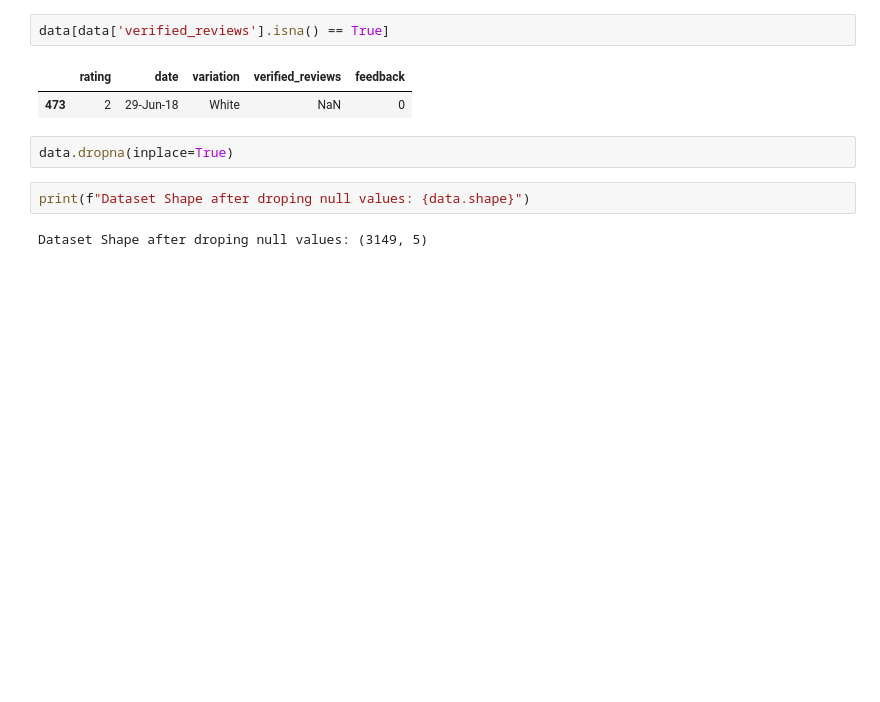
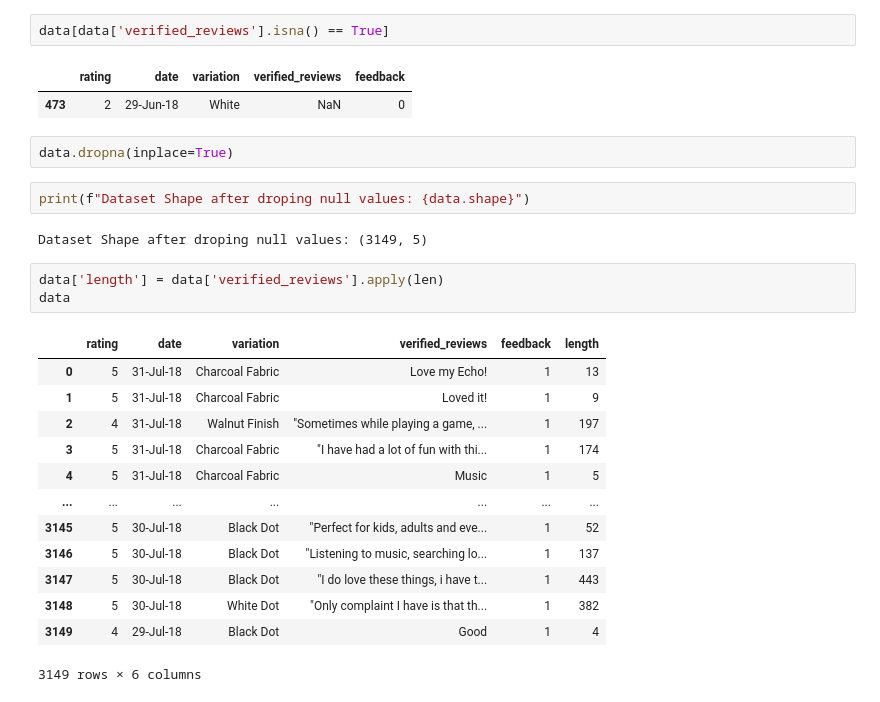
Before and after one commit to Aadeshh0/alexa_review, a Jupyter notebook: main.ipynb, the cells around one changed output. Cells and saved outputs as stored; diff of their text form; blank space fills up the shorter version.

```diff
--- a/main.ipynb
+++ b/main.ipynb
@@ -66,3 +66,20 @@ data.dropna(inplace=True)
 print(f"Dataset Shape after droping null values: {data.shape}")
 # %% [output]
 Dataset Shape after droping null values: (3149, 5)
+# %%
+data['length'] = data['verified_reviews'].apply(len)
+data
+# %% [output]
+|  | rating | date | variation | verified_reviews | feedback | length |
+| 0 | 5 | 31-Jul-18 | Charcoal Fabric | Love my Echo! | 1 | 13 |
+| 1 | 5 | 31-Jul-18 | Charcoal Fabric | Loved it! | 1 | 9 |
+| 2 | 4 | 31-Jul-18 | Walnut Finish | "Sometimes while playing a game, ... | 1 | 197 |
+| 3 | 5 | 31-Jul-18 | Charcoal Fabric | "I have had a lot of fun with thi... | 1 | 174 |
+| 4 | 5 | 31-Jul-18 | Charcoal Fabric | Music | 1 | 5 |
+| ... | ... | ... | ... | ... | ... | ... |
+| 3145 | 5 | 30-Jul-18 | Black Dot | "Perfect for kids, adults and eve... | 1 | 52 |
+| 3146 | 5 | 30-Jul-18 | Black Dot | "Listening to music, searching lo... | 1 | 137 |
+| 3147 | 5 | 30-Jul-18 | Black Dot | "I do love these things, i have t... | 1 | 443 |
+| 3148 | 5 | 30-Jul-18 | White Dot | "Only complaint I have is that th... | 1 | 382 |
+| 3149 | 4 | 29-Jul-18 | Black Dot | Good | 1 | 4 |
+3149 rows × 6 columns
```
Also changed, not shown: parts of 3 cells of this notebook.
